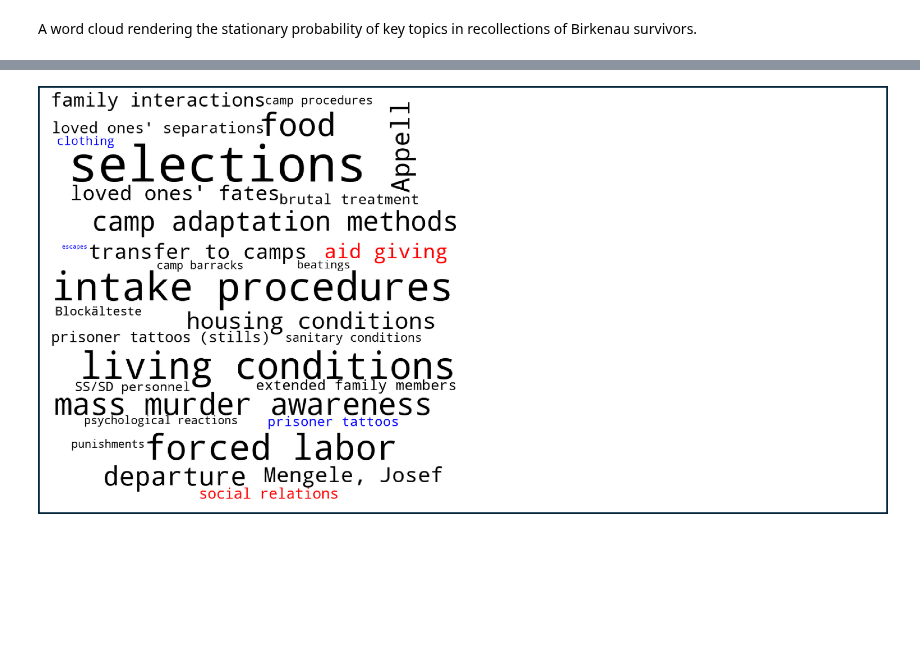
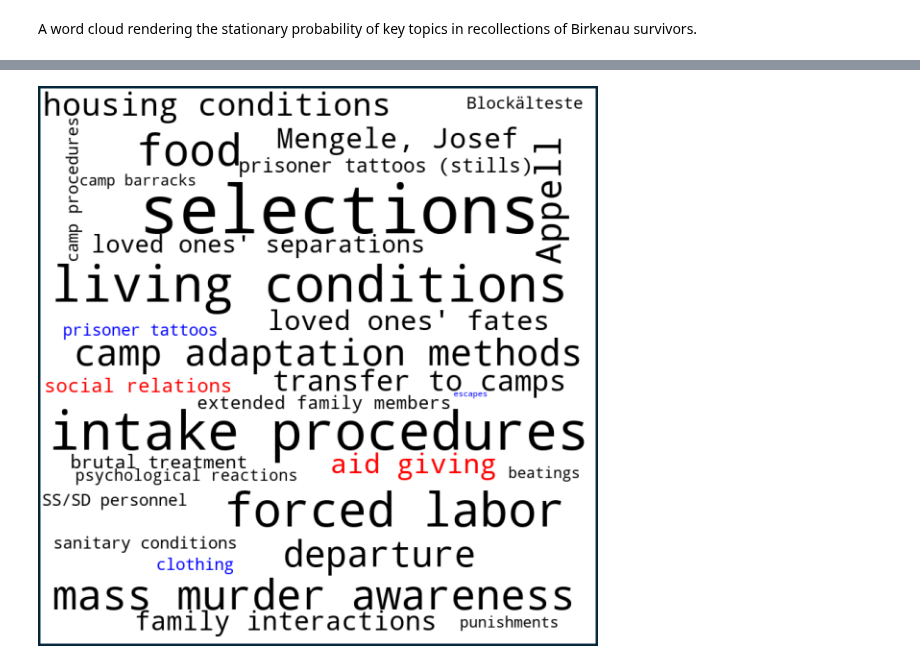
Before and after one commit to toth12/vha_auschwitz_report, a Jupyter notebook: notebooks/1_Significance_Sociability_Solidarity_All_Survivors.ipynb, the cells around one changed output, grey strips where cells are left out. Saved outputs shown, nothing was run; the diff lists cells and outputs as text; code cells hidden in the pictures; blank space fills up the shorter version.

```diff
--- a/notebooks/1_Significance_Sociability_Solidarity_All_Survivors.ipynb
+++ b/notebooks/1_Significance_Sociability_Solidarity_All_Survivors.ipynb
@@ -346,11 +361,9 @@ wordcloud.font_path
 # %%
 # plot the WordCloud image
-fig, ax = plt.subplots(1, 2, figsize=(32, 16), facecolor=None,edgecolor="#04253a",linewidth=10)
-
-ax[0].imshow(wordcloud)
-for _ax in ax:
-    _ax.axis("off")
-plt.tight_layout(pad=0)
-plt.savefig("Figure_1.png",edgecolor=fig.get_edgecolor())
+fig, ax = plt.subplots(1, 1, figsize=(16, 16), facecolor=None,edgecolor="#04253a",linewidth=10)
+ax.imshow(wordcloud)
+ax.axis("off")
+fig.tight_layout(pad=0)
+fig.savefig("Figure_1.png",edgecolor=fig.get_edgecolor())
 # %% [output]
-[figure, old version]
+[figure, new version]
```
Also changed, not shown: parts of 30 cells of this notebook, 13 other files.
